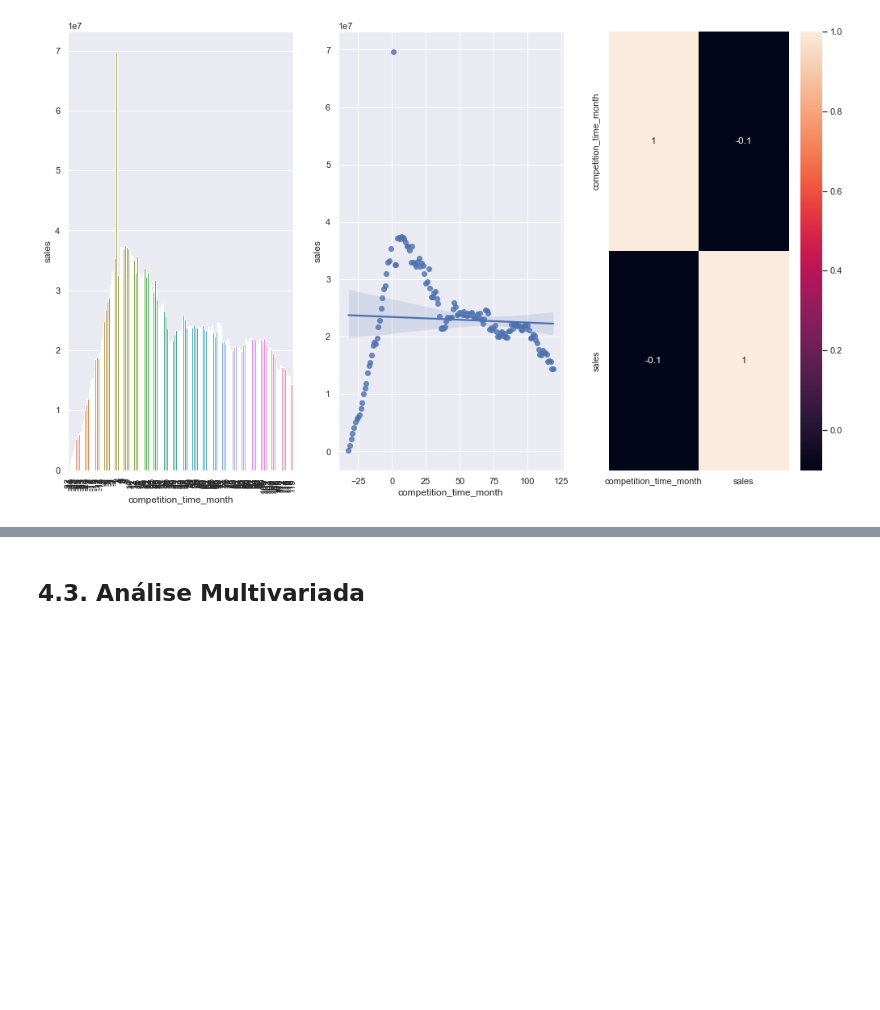
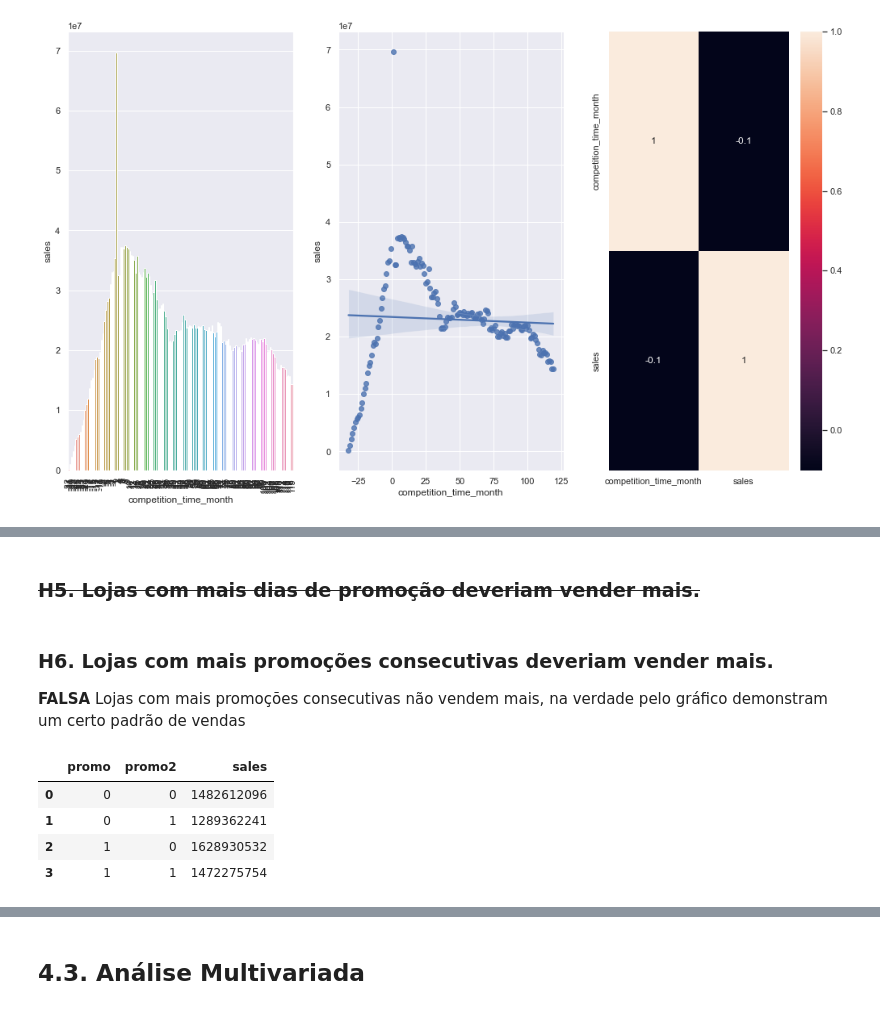
Before and after one commit to ThiagoBorgesLima/Rossman-Store-Sales, a Jupyter notebook: m04_v01_store_sales_prediction.ipynb, the cells around one changed output, grey strips where cells are left out. Drawn from its saved outputs; the diff is of its cells as text; code cells hidden in the pictures; blank space fills up the shorter version.

```diff
--- a/m04_v01_store_sales_prediction.ipynb
+++ b/m04_v01_store_sales_prediction.ipynb
@@ -562,0 +585,14 @@ aux1.head()
+# %% [markdown]
+### <s>**H5. Lojas com mais dias de promoção deveriam vender mais.**</s>
+# %% [markdown]
+### **H6. Lojas com mais promoções consecutivas deveriam vender mais.**
+
+**FALSA** Lojas com mais promoções consecutivas não vendem mais, na verdade pelo gráfico demonstram um certo padrão de vendas
+# %%
+df4[['promo', 'promo2', 'sales']].groupby(['promo', 'promo2']).sum().reset_index()
+# %% [output]
+|  | promo | promo2 | sales |
+| 0 | 0 | 0 | 1482612096 |
+| 1 | 0 | 1 | 1289362241 |
+| 2 | 1 | 0 | 1628930532 |
+| 3 | 1 | 1 | 1472275754 |
```
Also changed, not shown: parts of 5 cells of this notebook.
